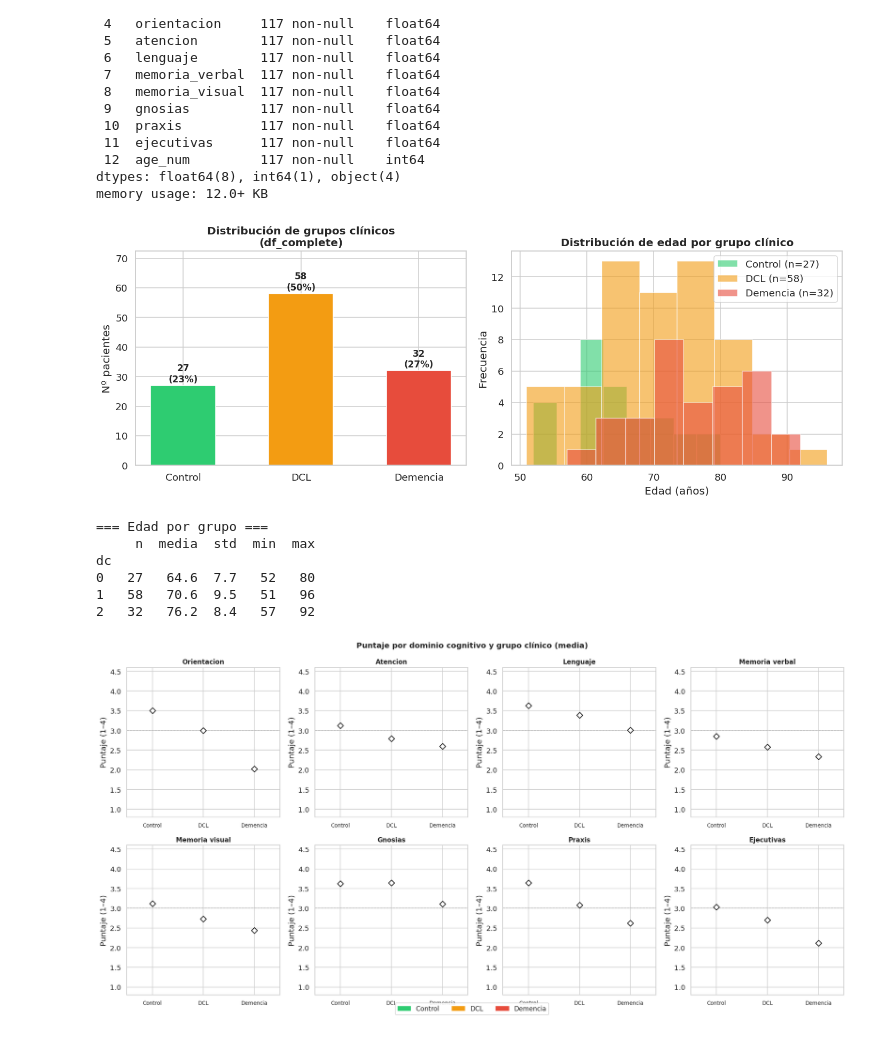
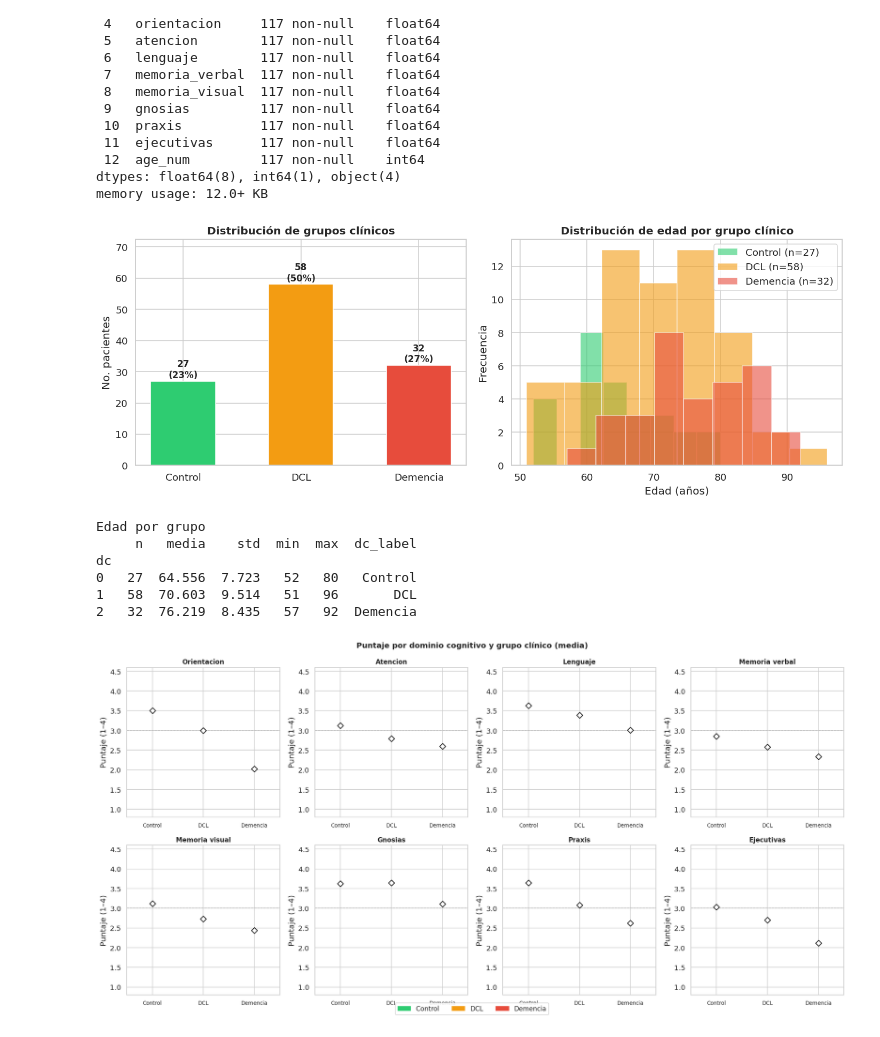
Before and after one commit to Nicolasg2c/dc_model_ts, a Jupyter notebook: src/dc_pipeline_2.ipynb, the cells around one changed output. Saved outputs shown, nothing was run; the diff lists cells and outputs as text; code cells hidden in the pictures.

```diff
--- a/src/dc_pipeline_2.ipynb
+++ b/src/dc_pipeline_2.ipynb
@@ -1276,10 +1273,10 @@ plt.rcParams.update({"figure.dpi": 110})
 # %%
 fig, axes = plt.subplots(1, 2, figsize=(13, 5))
 
-# --- Gráfico 1: conteo por grupo dc
+# GRÁFICO DE DISTRIBUCIÓN DE LOS DATOS
 counts = df_complete["dc"].value_counts().sort_index()
-x_pos  = list(range(len(DC_ORDER)))
-bars   = axes[0].bar(
+x_pos = list(range(len(DC_ORDER)))
+bars = axes[0].bar(
     x_pos,
     [counts.get(k, 0) for k in DC_ORDER],
     color=[DC_PALETTE[k] for k in DC_ORDER],
@@ -1289,45 +1286,45 @@ for bar, k in zip(bars, DC_ORDER):
     v   = counts.get(k, 0)
     pct = v / len(df_complete) * 100
     axes[0].text(
         bar.get_x() + bar.get_width() / 2,
         bar.get_height() + 0.4,
         f"{v}\n({pct:.0f}%)",
         ha="center", va="bottom", fontsize=11, fontweight="bold",
     )
 axes[0].set_xticks(x_pos)
 axes[0].set_xticklabels([DC_LABELS[k] for k in DC_ORDER])
-axes[0].set_ylabel("Nº pacientes")
-axes[0].set_title("Distribución de grupos clínicos\n(df_complete)", fontweight="bold")
+axes[0].set_ylabel("No. pacientes")
+axes[0].set_title("Distribución de grupos clínicos", fontweight="bold")
 axes[0].set_ylim(0, counts.max() * 1.25)
 
 # --- Gráfico 2: distribución de edad por grupo
 for dc_val in DC_ORDER:
     subset = df_complete[df_complete["dc"] == f'{dc_val}']["age_num"].dropna()
     axes[1].hist(subset, bins=8, alpha=0.6, color=DC_PALETTE[dc_val], label=f"{DC_LABELS[dc_val]} (n={len(subset)})", edgecolor="white")
 axes[1].set_xlabel("Edad (años)")
 axes[1].set_ylabel("Frecuencia")
 axes[1].set_title("Distribución de edad por grupo clínico", fontweight="bold")
 axes[1].legend()
 
 plt.tight_layout()
 plt.show()
 
 # Tabla de estadísticos de edad
-print("\n=== Edad por grupo ===")
+print("\nEdad por grupo")
 print(
     df_complete.groupby("dc")["age_num"]
     .agg(n="count", media="mean", std="std", min="min", max="max")
-    .rename(index=DC_LABELS)
-    .round(1)
+    .assign(dc_label=lambda x: x.index.astype(int).map(DC_LABELS))
+    .round(3)
 )
 # %% [output]
-[figure, old version]
+[figure, new version]
-=== Edad por grupo ===
-     n  media  std  min  max
+Edad por grupo
+     n   media    std  min  max  dc_label
 dc
-0   27   64.6  7.7   52   80
-1   58   70.6  9.5   51   96
-2   32   76.2  8.4   57   92
+0   27  64.556  7.723   52   80   Control
+1   58  70.603  9.514   51   96       DCL
+2   32  76.219  8.435   57   92  Demencia
 # %%
 fig, axes = plt.subplots(2, 4, figsize=(18, 9), squeeze=False)
 axes_flat = axes.flatten()
```
Also changed, not shown: parts of 13 cells of this notebook.
